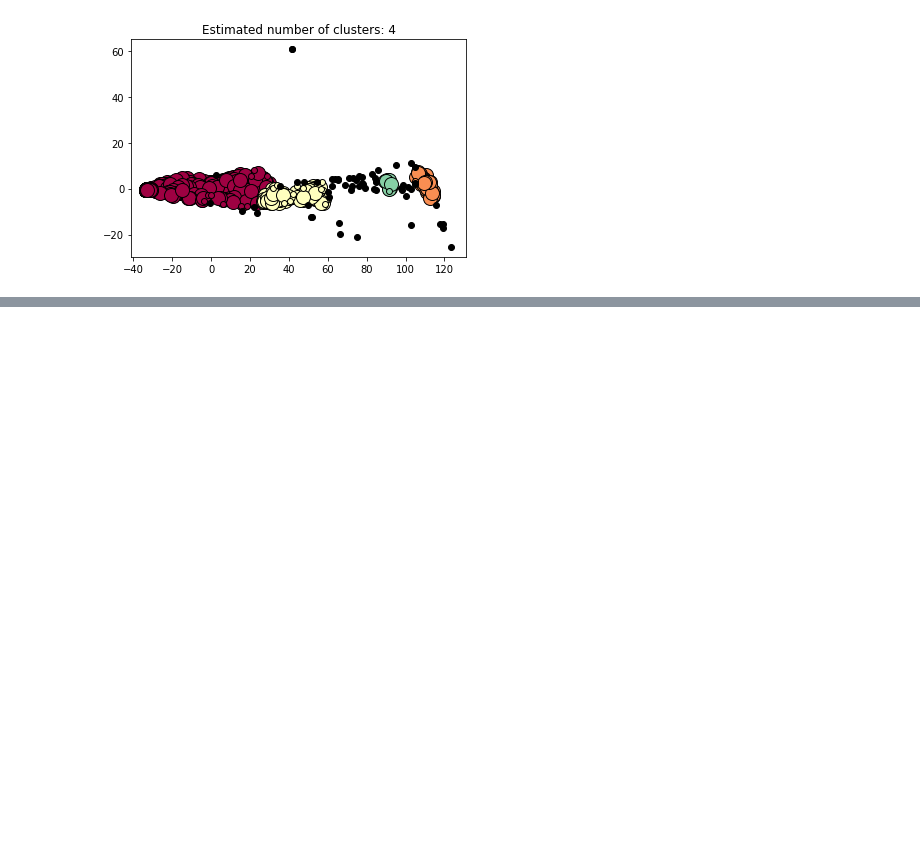
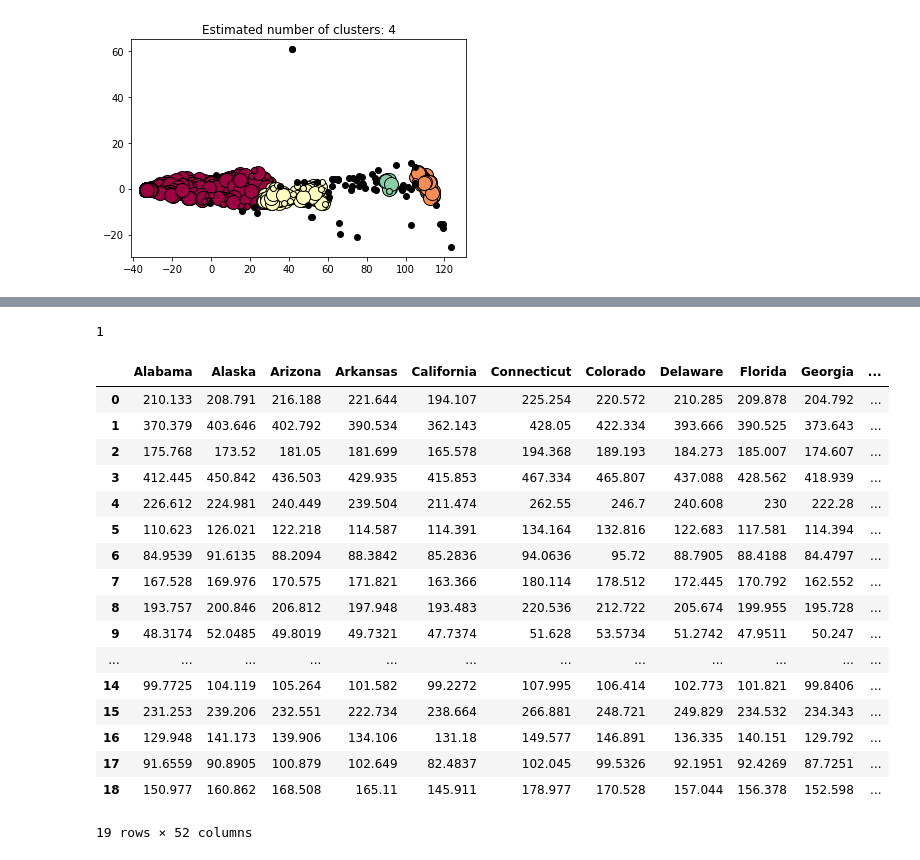
Before and after one commit to tarnaykin/behavioral_risk, a Jupyter notebook: behavioral_risk_comparison.ipynb, the cells around one changed output, grey strips where cells are left out. Drawn from its saved outputs; the diff is of its cells as text; code cells hidden in the pictures; blank space fills up the shorter version.

```diff
--- a/behavioral_risk_comparison.ipynb
+++ b/behavioral_risk_comparison.ipynb
@@ -219,0 +259,33 @@ plt.show()
+# %%
+from sklearn.decomposition import PCA
+
+pca = PCA(n_components=1)
+
+locations = ['Alabama', 'Alaska', 'Arizona', 'Arkansas', 'California',
+       'Connecticut', 'Colorado', 'Delaware', 'Florida', 'Georgia',
+       'District of Columbia', 'Hawaii', 'Idaho', 'Illinois', 'Indiana',
+       'Iowa', 'Kansas', 'Kentucky', 'Louisiana', 'Maine', 'Maryland',
+       'Massachusetts', 'Michigan', 'Minnesota', 'Mississippi',
+       'Missouri', 'Nebraska', 'Montana', 'Nevada', 'New Hampshire',
+       'New Jersey', 'New Mexico', 'North Carolina', 'Ohio', 'New York',
+       'North Dakota', 'Oklahoma', 'Oregon', 'Pennsylvania',
+       'South Carolina', 'South Dakota', 'Rhode Island', 'Tennessee',
+       'Texas', 'Utah', 'Virginia', 'Washington', 'Vermont',
+       'West Virginia', 'Wisconsin', 'Wyoming', 'Guam']
+
+topics = ['Alcohol Consumption', 'Demographics', 'Cholesterol Awareness',
+       'Chronic Health Indicators', 'Health Care Access/Coverage',
+       'Health Status', 'Hypertension Awareness', 'Immunization',
+       'Injury', 'Overweight and Obesity (BMI)', 'Physical Activity',
+       'Tobacco Use', 'Colorectal Cancer Screening', 'Oral Health',
+       'Prostate Cancer', "Women's Health", 'Fruits and Vegetables',
+       'HIV-AIDS', 'E-Cigarette Use']
+
+dataframes = []
+for location in locations:
+    data = []
+    for topic in topics:
+        tmp = load_data(df, location, topic)
+        reduced = pca.fit_transform(tmp.values)
+        data.append(reduced.flatten())
+    dataframes.append(data)
@@ -219,0 +313,31 @@ plt.show()
+# %%
+states_matrices = dict(zip(locations, dataframes))
+# %%
+len(dataframes[0][0][0])
+# %% [output]
+1
+# %%
+states_dataframe = pd.DataFrame.from_dict(states_matrices)
+for col in states_dataframe:
+    for i in range(states_dataframe.shape[0]):
+        states_dataframe.at[i, col] = np.linalg.norm(states_dataframe.at[i, col])
+states_dataframe
+# %% [output]
+|  | Alabama | Alaska | Arizona | Arkansas | California | Connecticut | Colorado | Delaware | Florida | Georgia | ... |
+| 0 | 210.133 | 208.791 | 216.188 | 221.644 | 194.107 | 225.254 | 220.572 | 210.285 | 209.878 | 204.792 | ... |
+| 1 | 370.379 | 403.646 | 402.792 | 390.534 | 362.143 | 428.05 | 422.334 | 393.666 | 390.525 | 373.643 | ... |
+| 2 | 175.768 | 173.52 | 181.05 | 181.699 | 165.578 | 194.368 | 189.193 | 184.273 | 185.007 | 174.607 | ... |
+| 3 | 412.445 | 450.842 | 436.503 | 429.935 | 415.853 | 467.334 | 465.807 | 437.088 | 428.562 | 418.939 | ... |
+| 4 | 226.612 | 224.981 | 240.449 | 239.504 | 211.474 | 262.55 | 246.7 | 240.608 | 230 | 222.28 | ... |
+| 5 | 110.623 | 126.021 | 122.218 | 114.587 | 114.391 | 134.164 | 132.816 | 122.683 | 117.581 | 114.394 | ... |
+| 6 | 84.9539 | 91.6135 | 88.2094 | 88.3842 | 85.2836 | 94.0636 | 95.72 | 88.7905 | 88.4188 | 84.4797 | ... |
+| 7 | 167.528 | 169.976 | 170.575 | 171.821 | 163.366 | 180.114 | 178.512 | 172.445 | 170.792 | 162.552 | ... |
+| 8 | 193.757 | 200.846 | 206.812 | 197.948 | 193.483 | 220.536 | 212.722 | 205.674 | 199.955 | 195.728 | ... |
+| 9 | 48.3174 | 52.0485 | 49.8019 | 49.7321 | 47.7374 | 51.628 | 53.5734 | 51.2742 | 47.9511 | 50.247 | ... |
+| ... | ... | ... | ... | ... | ... | ... | ... | ... | ... | ... | ... |
+| 14 | 99.7725 | 104.119 | 105.264 | 101.582 | 99.2272 | 107.995 | 106.414 | 102.773 | 101.821 | 99.8406 | ... |
+| 15 | 231.253 | 239.206 | 232.551 | 222.734 | 238.664 | 266.881 | 248.721 | 249.829 | 234.532 | 234.343 | ... |
+| 16 | 129.948 | 141.173 | 139.906 | 134.106 | 131.18 | 149.577 | 146.891 | 136.335 | 140.151 | 129.792 | ... |
+| 17 | 91.6559 | 90.8905 | 100.879 | 102.649 | 82.4837 | 102.045 | 99.5326 | 92.1951 | 92.4269 | 87.7251 | ... |
+| 18 | 150.977 | 160.862 | 168.508 | 165.11 | 145.911 | 178.977 | 170.528 | 157.044 | 156.378 | 152.598 | ... |
+19 rows × 52 columns
```
Also changed, not shown: parts of 11 cells of this notebook.
